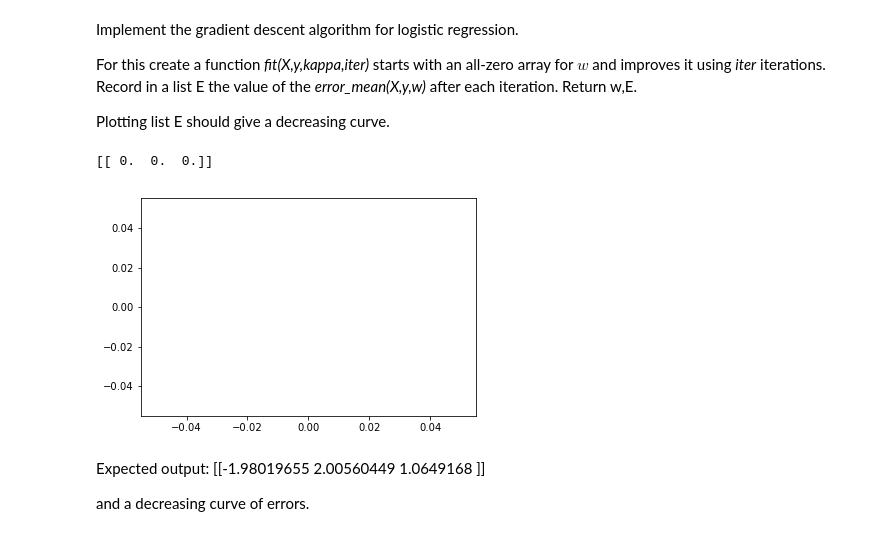
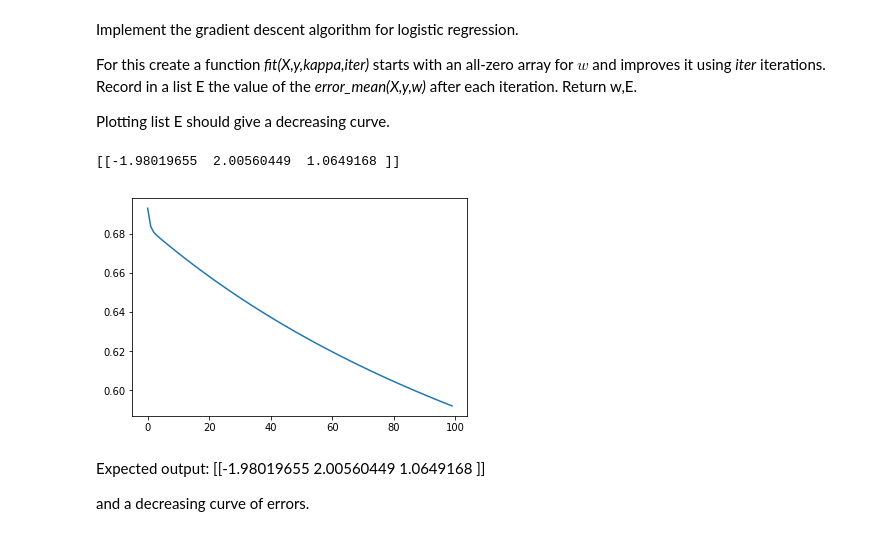
Before and after one commit to rhyslawsn/SENG474, a Jupyter notebook: A2/assignment_2.ipynb, the cells around one changed output. Saved outputs shown, nothing was run; the diff lists cells and outputs as text; code cells hidden in the pictures.

```diff
--- a/A2/assignment_2.ipynb
+++ b/A2/assignment_2.ipynb
@@ -98,11 +98,18 @@ w = np.ones((1,X.shape[1]))
 
 #TODO
 def error(x,y,w):
-    return None
+    wt = w.transpose()
+    xdotw = x.dot(wt)
+    error = np.log(1+np.exp(-y*xdotw))
+    return error
 
 #TODO
 def error_mean(X,y,w):
-    return None
+    sum = 0
+    for i in range(0,X.shape[0]):
+        sum = sum + error(X[i],y[i],w)
+    sum = sum/X.shape[0]
+    return sum
 
 print(error_mean(X,y,w))
 # %% [output]
@@ -129,11 +136,20 @@ Do not use loops. Do not hard-code $n$.
 # %%
 #TODO
 def grad(x,y,w):
-    return None
+    numerator = x*y
+    wt = w.transpose()
+    xdotw = x.dot(wt)
+    denominator = 1+np.exp(y*xdotw)
+    grad = numerator/denominator
+    return grad
 
 #TODO
 def grad_mean(X,y,w):
-    return None
+    mean = 0
+    for i in range(0,X.shape[0]):
+        mean = mean + grad(X[i],y[i],w)
+    mean = (-1)*mean/X.shape[0]
+    return mean
 
 print(grad_mean(X,y,w))
 # %% [output]
@@ -150,19 +166,20 @@ Plotting list E should give a decreasing curve.
 # %%
 def fit(X,y,kappa,iter):
     w = np.zeros((1,X.shape[1]))
     E = []
 
-    #TODO
-
+    for i in range(0,iter):
+        E.append(error_mean(X,y,w))
+        w = w -kappa*grad_mean(X,y,w)
     return w,E
 
 w,E = fit(X,y,1,100)
 print(w)
 plt.plot(E)
 plt.show()
 # %% [output]
-[[ 0.  0.  0.]]
+[[-1.98019655  2.00560449  1.0649168 ]]
-[figure, old version]
+[figure, new version]
 # %% [markdown]
 Expected output:
 [[-1.98019655  2.00560449  1.0649168 ]]
```
Also changed, not shown: parts of 13 cells of this notebook, 2 other files.
